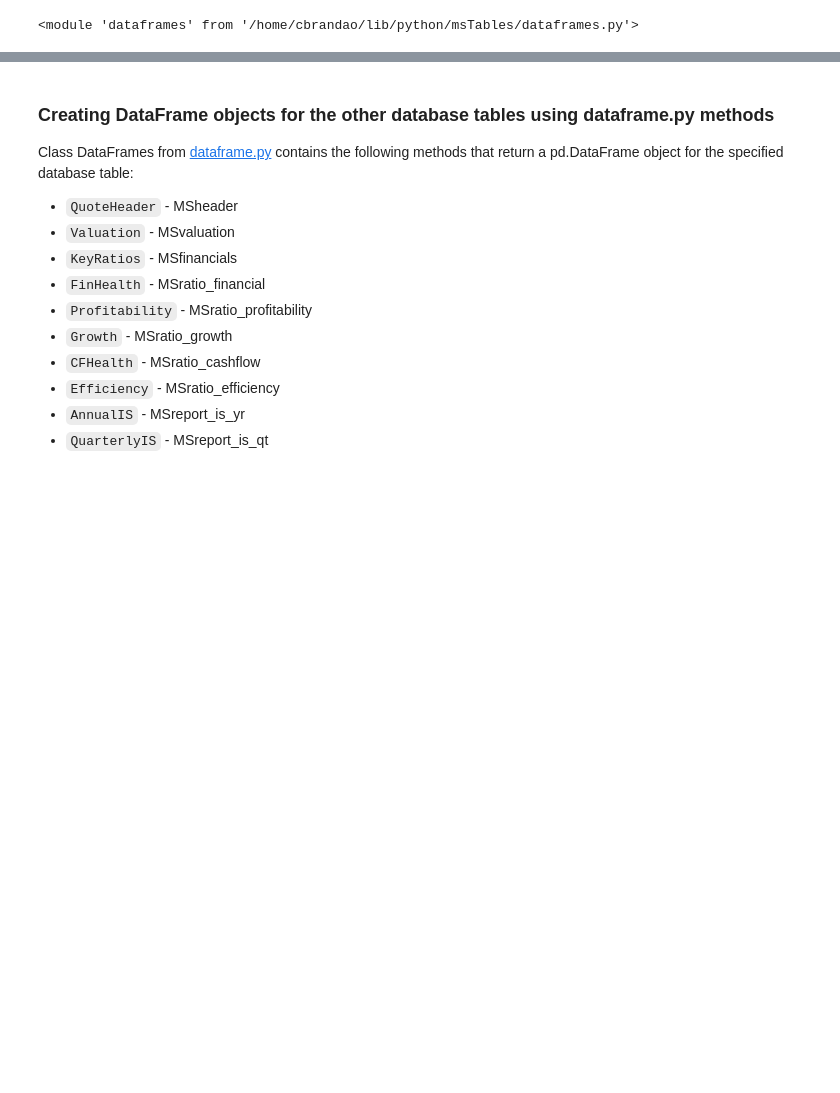
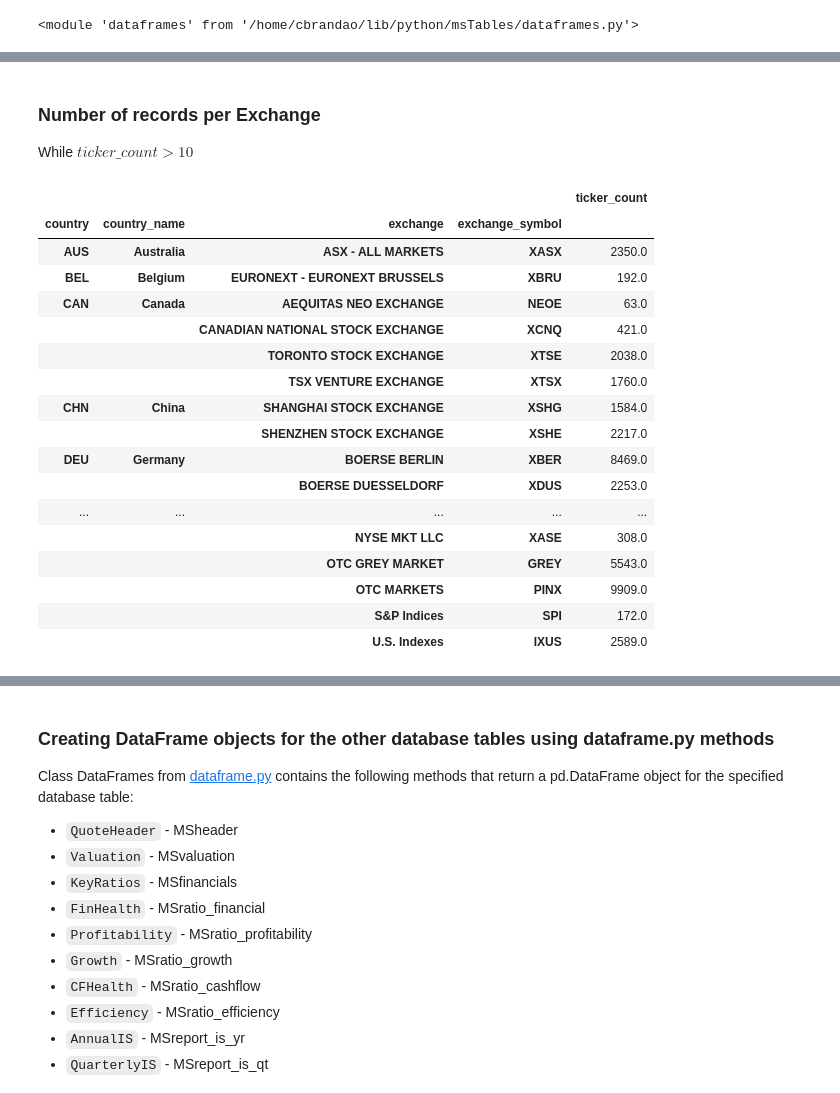
Before and after one commit to caiobran/mstables, a Jupyter notebook: data_overview.ipynb, the cells around one changed output, grey strips where cells are left out. Drawn from its saved outputs; the diff is of its cells as text; code cells hidden in the pictures; blank space fills up the shorter version.

```diff
--- a/data_overview.ipynb
+++ b/data_overview.ipynb
@@ -55,0 +150,31 @@ df_mtr.head()
+# %% [markdown]
+### Number of records per Exchange
+While $ticker\_count > 10$
+# %%
+cols = ['country', 'country_name', 'exchange', 'exchange_symbol', 'ticker']
+us_exchanges = (df_master[cols] # Select relevant columns
+                #.where(df_mtr['country'] == 'USA').dropna() # Filter for country 'USA' only
+                .groupby(by=cols[:-1]) # Group records by first four columns
+                .count() # Count total of records per group
+                .rename(columns={'ticker':'ticker_count'})) # Rename count column for readibility
+
+(us_exchanges.where(us_exchanges['ticker_count'] > 10).dropna()) # Filter out exchanges with less then 10 records
+# %% [output]
+|  |  |  |  | ticker_count |
+| country | country_name | exchange | exchange_symbol |  |
+| AUS | Australia | ASX - ALL MARKETS | XASX | 2350.0 |
+| BEL | Belgium | EURONEXT - EURONEXT BRUSSELS | XBRU | 192.0 |
+| CAN | Canada | AEQUITAS NEO EXCHANGE | NEOE | 63.0 |
+|  |  | CANADIAN NATIONAL STOCK EXCHANGE | XCNQ | 421.0 |
+|  |  | TORONTO STOCK EXCHANGE | XTSE | 2038.0 |
+|  |  | TSX VENTURE EXCHANGE | XTSX | 1760.0 |
+| CHN | China | SHANGHAI STOCK EXCHANGE | XSHG | 1584.0 |
+|  |  | SHENZHEN STOCK EXCHANGE | XSHE | 2217.0 |
+| DEU | Germany | BOERSE BERLIN | XBER | 8469.0 |
+|  |  | BOERSE DUESSELDORF | XDUS | 2253.0 |
+| ... | ... | ... | ... | ... |
+|  |  | NYSE MKT LLC | XASE | 308.0 |
+|  |  | OTC GREY MARKET | GREY | 5543.0 |
+|  |  | OTC MARKETS | PINX | 9909.0 |
+|  |  | S&P Indices | SPI | 172.0 |
+|  |  | U.S. Indexes | IXUS | 2589.0 |
```
Also changed, not shown: parts of 35 cells of this notebook, 5 other files.
